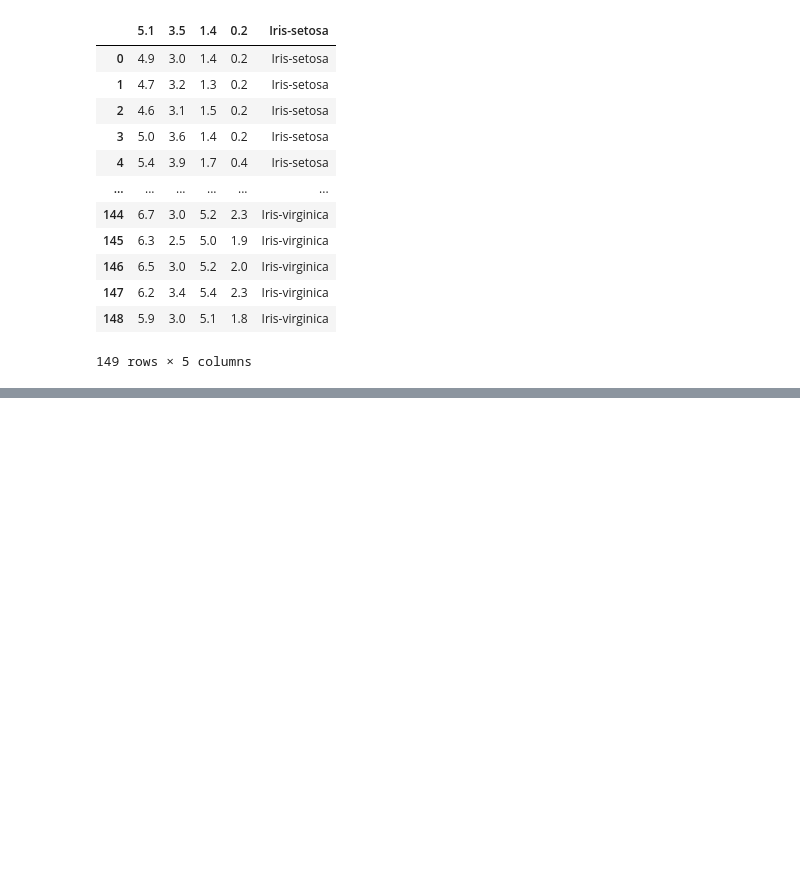
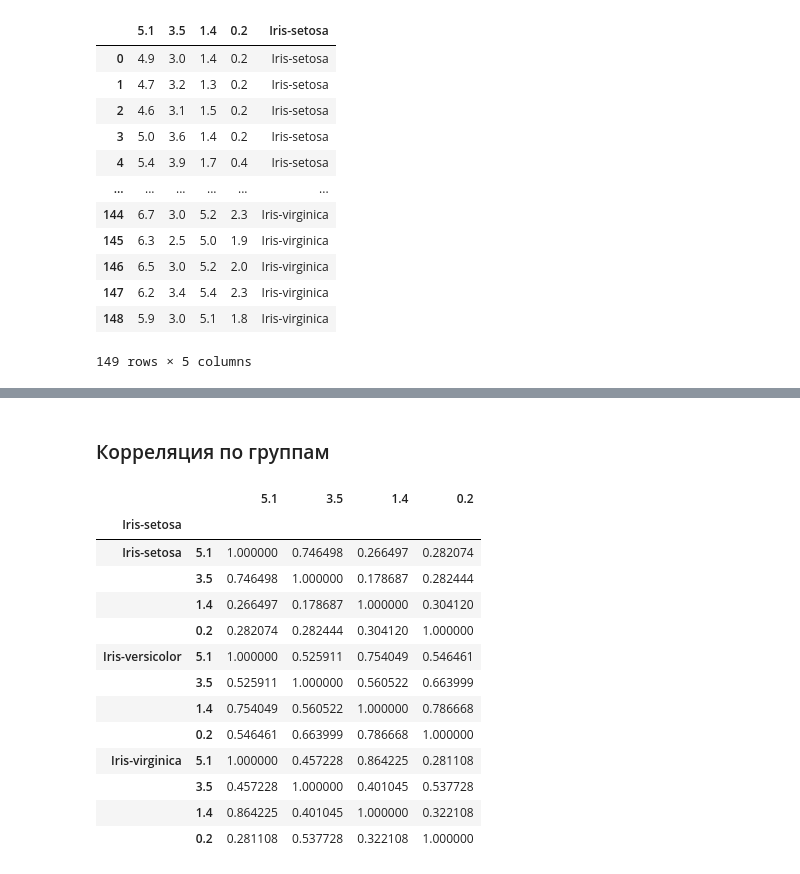
Before and after one commit to Sp1r14ual/nstu-python-practice, a Jupyter notebook: Lab 3/Lab 3.ipynb, the cells around one changed output, grey strips where cells are left out. Saved outputs shown, nothing was run; the diff lists cells and outputs as text; code cells hidden in the pictures; blank space fills up the shorter version.

```diff
--- a/Lab 3/Lab 3.ipynb
+++ b/Lab 3/Lab 3.ipynb
@@ -42,0 +87,20 @@ df2
+# %% [markdown]
+### Корреляция по группам
+# %%
+grouped_df = df.groupby('Iris-setosa').corr()
+grouped_df
+# %% [output]
+|  |  | 5.1 | 3.5 | 1.4 | 0.2 |
+| Iris-setosa |  |  |  |  |  |
+| Iris-setosa | 5.1 | 1.000000 | 0.746498 | 0.266497 | 0.282074 |
+|  | 3.5 | 0.746498 | 1.000000 | 0.178687 | 0.282444 |
+|  | 1.4 | 0.266497 | 0.178687 | 1.000000 | 0.304120 |
+|  | 0.2 | 0.282074 | 0.282444 | 0.304120 | 1.000000 |
+| Iris-versicolor | 5.1 | 1.000000 | 0.525911 | 0.754049 | 0.546461 |
+|  | 3.5 | 0.525911 | 1.000000 | 0.560522 | 0.663999 |
+|  | 1.4 | 0.754049 | 0.560522 | 1.000000 | 0.786668 |
+|  | 0.2 | 0.546461 | 0.663999 | 0.786668 | 1.000000 |
+| Iris-virginica | 5.1 | 1.000000 | 0.457228 | 0.864225 | 0.281108 |
+|  | 3.5 | 0.457228 | 1.000000 | 0.401045 | 0.537728 |
+|  | 1.4 | 0.864225 | 0.401045 | 1.000000 | 0.322108 |
+|  | 0.2 | 0.281108 | 0.537728 | 0.322108 | 1.000000 |
```
Also changed, not shown: parts of 20 cells of this notebook, 2 other files.
